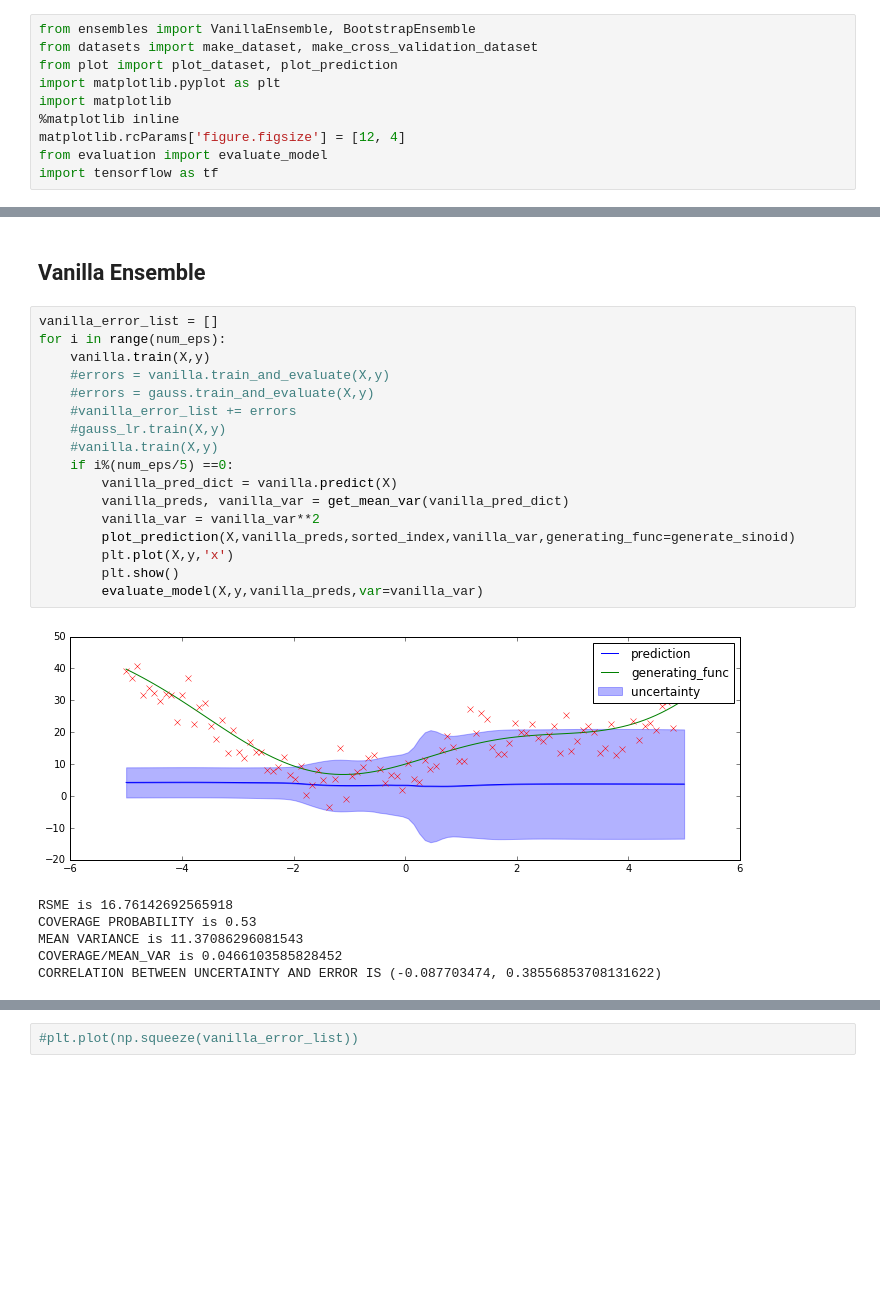
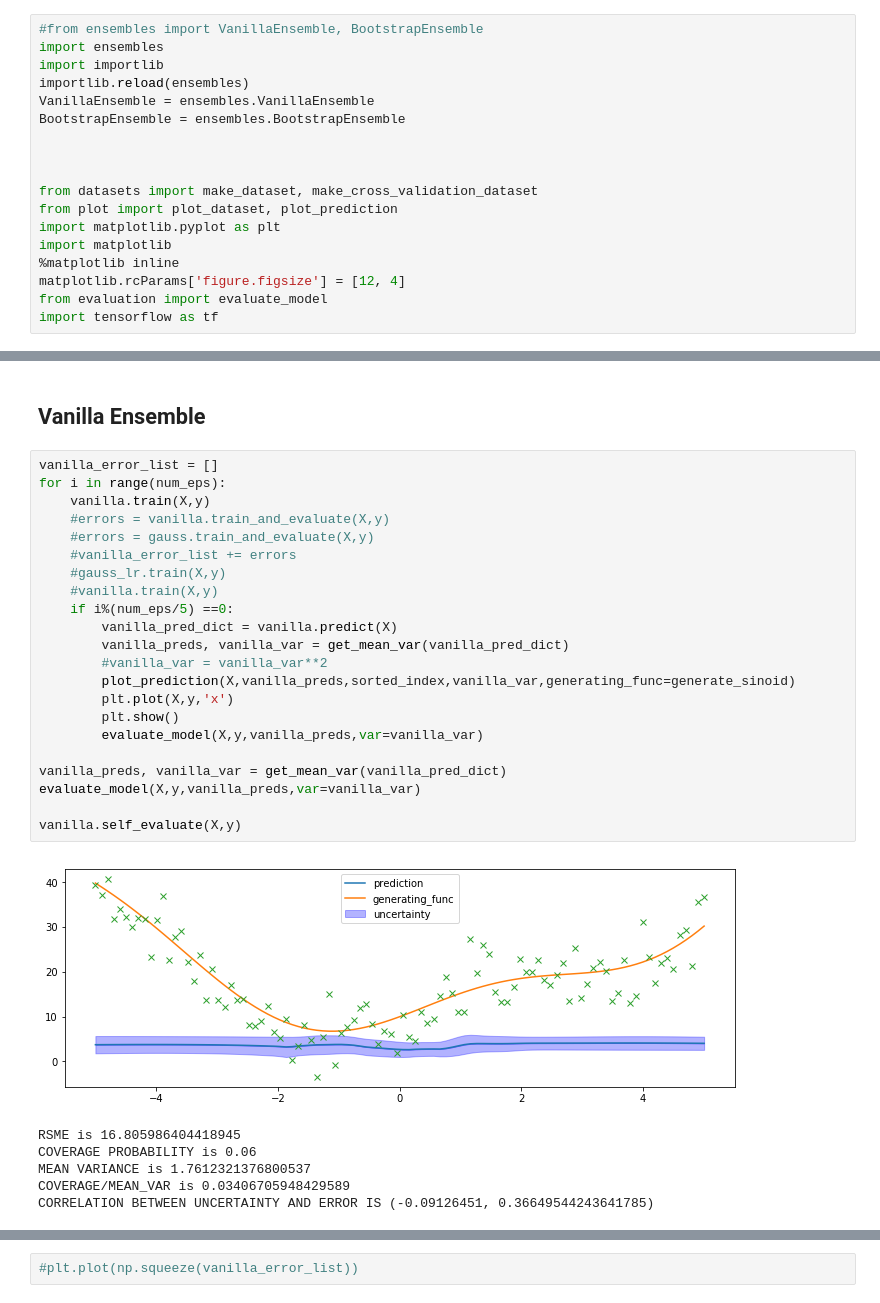
Before and after one commit to wooohoooo/Master-Thesis, a Jupyter notebook: Ensembles_elaborate.ipynb, the cells around one changed output, grey strips where cells are left out. Saved outputs shown, nothing was run; the diff lists cells and outputs as text; blank space fills up the shorter version.

```diff
--- a/Ensembles_elaborate.ipynb
+++ b/Ensembles_elaborate.ipynb
@@ -1,5 +1,13 @@
 # %%
-from ensembles import VanillaEnsemble, BootstrapEnsemble
+#from ensembles import VanillaEnsemble, BootstrapEnsemble
+import ensembles
+import importlib
+importlib.reload(ensembles)
+VanillaEnsemble = ensembles.VanillaEnsemble
+BootstrapEnsemble = ensembles.BootstrapEnsemble
+
+
+
 from datasets import make_dataset, make_cross_validation_dataset
 from plot import plot_dataset, plot_prediction
 import matplotlib.pyplot as plt
@@ -172,24 +180,29 @@ plot_dataset(X,y,sorted_index,generating_func=generate_sinoid)
 # %%
 vanilla_error_list = []
 for i in range(num_eps):
     vanilla.train(X,y)
     #errors = vanilla.train_and_evaluate(X,y)
     #errors = gauss.train_and_evaluate(X,y)
     #vanilla_error_list += errors
     #gauss_lr.train(X,y)
     #vanilla.train(X,y)
     if i%(num_eps/5) ==0:
         vanilla_pred_dict = vanilla.predict(X)
         vanilla_preds, vanilla_var = get_mean_var(vanilla_pred_dict)
-        vanilla_var = vanilla_var**2
+        #vanilla_var = vanilla_var**2
         plot_prediction(X,vanilla_preds,sorted_index,vanilla_var,generating_func=generate_sinoid)
         plt.plot(X,y,'x')
         plt.show()
         evaluate_model(X,y,vanilla_preds,var=vanilla_var)
+
+vanilla_preds, vanilla_var = get_mean_var(vanilla_pred_dict)
+evaluate_model(X,y,vanilla_preds,var=vanilla_var)
+
+vanilla.self_evaluate(X,y)
 # %% [output]
-[figure, old version]
+[figure, new version]
-RSME is 16.76142692565918
-COVERAGE PROBABILITY is 0.53
-MEAN VARIANCE is 11.37086296081543
-COVERAGE/MEAN_VAR is 0.0466103585828452
-CORRELATION BETWEEN UNCERTAINTY AND ERROR IS (-0.087703474, 0.38556853708131622)
+RSME is 16.805986404418945
+COVERAGE PROBABILITY is 0.06
+MEAN VARIANCE is 1.7612321376800537
+COVERAGE/MEAN_VAR is 0.03406705948429589
+CORRELATION BETWEEN UNCERTAINTY AND ERROR IS (-0.09126451, 0.36649544243641785)
```
Also changed, not shown: parts of 14 cells of this notebook, 9 other files.
